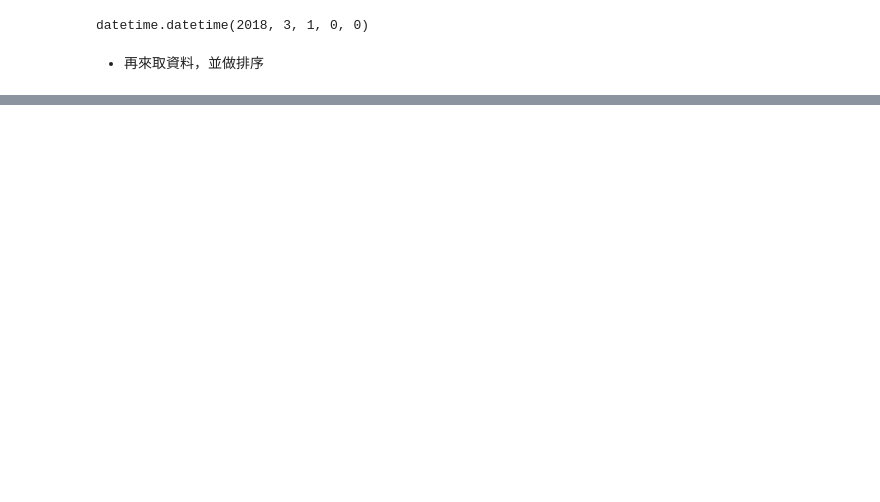
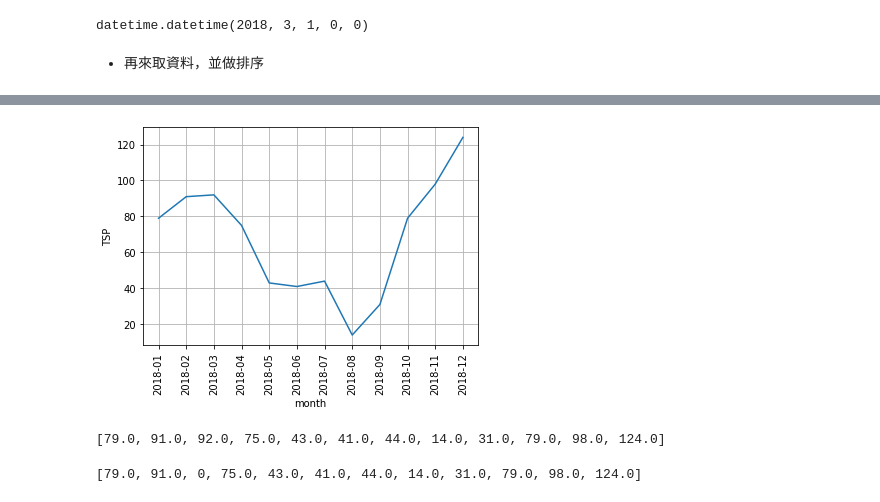
Before and after one commit to maloyang/KH20220820_Python_ML_DL, a Jupyter notebook: W03/SQL_03.ipynb, the cells around one changed output, grey strips where cells are left out. Cells and saved outputs as stored; diff of their text form; code cells hidden in the pictures; blank space fills up the shorter version.

Commit message:
add: SQL_list

```diff
--- a/W03/SQL_03.ipynb
+++ b/W03/SQL_03.ipynb
@@ -207,6 +266,8 @@ sql_cmd_str = "select * from %s where sid='%s' order by dtime ASC" %(table_name,
 resultProxy=my_db.execute(sql_cmd_str)
 data = resultProxy.fetchall()
 print('-- data --')
-print(data)
+#print(data)
+for item in data:
+    print(item)
 # %% [output]
 -- data --
@@ -218,6 +290,7 @@ sql_cmd_str = "select * from %s where sid='%s' order by dtime ASC" %(table_name,
 resultProxy=my_db.execute(sql_cmd_str)
 data = resultProxy.fetchall()
 print('-- data --')
-print(data)
+for item in data:
+    print(item)
 # %% [output]
 -- data --
@@ -224,0 +309,9 @@ print(data)
+# %%
+# 找出某個站的資料, 並排序: where, order
+sid = '大寮區公所'
+sql_cmd_str = "select * from %s where sid='%s' and dtime>'2018-06' order by dtime ASC" %(table_name, sid)
+resultProxy=my_db.execute(sql_cmd_str)
+data = resultProxy.fetchall()
+print('-- data --')
+for item in data:
+    print(item)
@@ -224,0 +330,9 @@ print(data)
+# %%
+# 找出某個站的資料, 並排序: where, order
+sid = '大寮區公所'
+sql_cmd_str = "select * from %s where sid='%s' order by dtime ASC" %(table_name, sid)
+resultProxy=my_db.execute(sql_cmd_str)
+data = resultProxy.fetchall()
+print('-- data --')
+for item in data:
+    print(dict(item))
@@ -224,0 +353,22 @@ print(data)
+# %%
+import matplotlib.pyplot as plt
+
+tsp_list = []
+dtime_list = []
+lead_list = []
+for item in data:
+    tsp_list.append(item['tsp'])
+    lead_list.append(item['lead'])
+    dtime_list.append(item['dtime'])
+
+plt.plot(dtime_list, tsp_list)
+plt.xlabel('month')
+plt.ylabel('TSP')
+plt.xticks(dtime_list, rotation=90)
+plt.grid()
+# %% [output]
+[figure, added]
+# %%
+tsp_list
+# %% [output]
+[79.0, 91.0, 92.0, 75.0, 43.0, 41.0, 44.0, 14.0, 31.0, 79.0, 98.0, 124.0]
@@ -224,0 +377,4 @@ print(data)
+# %%
+tsp_list
+# %% [output]
+[79.0, 91.0, 0, 75.0, 43.0, 41.0, 44.0, 14.0, 31.0, 79.0, 98.0, 124.0]
```
Also changed, not shown: parts of 21 cells of this notebook, 5 other files.
